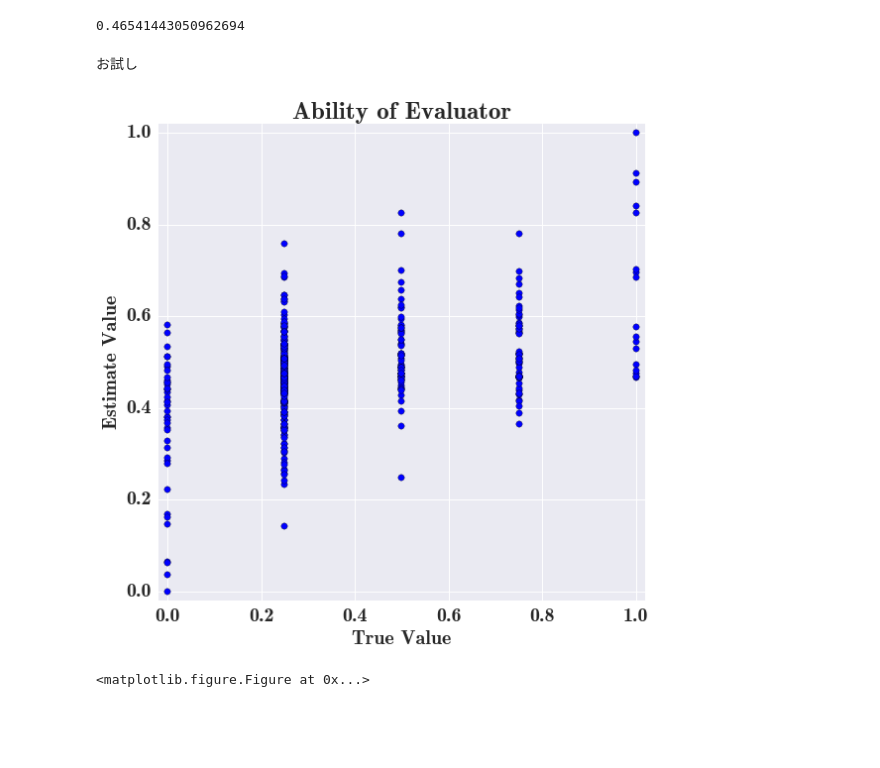
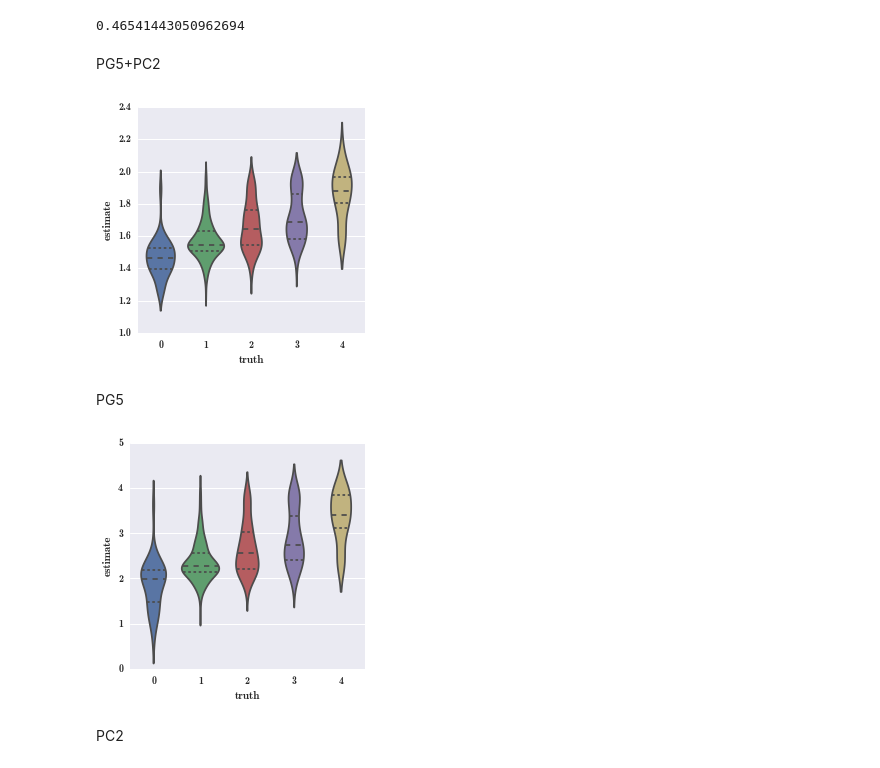
Before and after one commit to takerun/PeerCorrection, a Jupyter notebook: notebook/plot_correlation_scatter.ipynb, the cells around one changed output. Drawn from its saved outputs; the diff is of its cells as text; code cells hidden in the pictures; blank space fills up the shorter version.

```diff
--- a/notebook/plot_correlation_scatter.ipynb
+++ b/notebook/plot_correlation_scatter.ipynb
@@ -216,6 +216,21 @@ plt.savefig("scatter.eps",bbox_inches="tight", pad_inches=0.1, dpi=300, format =
 np.corrcoef(truth,estimated_cg)[0,1]
 # %% [output]
 0.46541443050962694
-# %% [markdown]
-お試し
+# %% [markdown]
+PG5+PC2
+# %%
+npy = np.load('../result/pg5+pc2_ability_54746.npy')
+gdf = pd.read_csv('../dataset/open_peer_review_v2/peer_review/translated_groundtruth.csv')
+truth = gdf['grade'].get_values()
+# %%
+import seaborn as sns
+
+sns.factorplot(x='truth', y='estimate', data=pd.DataFrame({'truth':truth, 'estimate': npy}), kind='violin', inner="quartile", scale="area")
+#plt.yticks( np.arange(0, 35.1, 5) )
+#plt.tick_params(labelsize=18)
+plt.savefig("./scatterPG5+PC2_violin.eps",bbox_inches="tight", pad_inches=0.1, dpi=300, format = 'eps')
+# %% [output]
+[figure, added]
+# %% [markdown]
+PG5
 # %%
@@ -225,25 +239,12 @@ gdf = pd.read_csv('../dataset/peer_review/translated_groundtruth.csv')
 truth = gdf['grade'].get_values()
-# %%
-import seaborn as sns
-plt.figure(figsize=(8, 8))
-
-plt.xlim(-0.02,1.02)
-plt.xticks(fontsize=20)
-plt.xlabel("True Value",fontsize=20)
-plt.ylim(-0.02, 1.02)
-plt.yticks(fontsize=20)
-plt.ylabel("Estimate Value",fontsize=20)
-
-x = normalize(truth)
-y= normalize(estimated_cg)
-plt.scatter(x,y, s=40)
-#ax = sns.violinplot(x=y)
-
-plt.title("Ability of Evaluator", fontsize=25)
-plt.tight_layout()
-plt.show()
-#plt.savefig("reliability_scatter+1.eps",bbox_inches="tight", pad_inches=0.1, dpi=300, format = 'eps')
-plt.savefig("reliability_scatter.eps",bbox_inches="tight", pad_inches=0.1, dpi=300, format = 'eps')
-# %% [output]
-[figure, removed]
-<matplotlib.figure.Figure at 0x...>
+# %%
+import seaborn as sns
+
+sns.factorplot(x='truth', y='estimate', data=pd.DataFrame({'truth':truth, 'estimate': npy}), kind='violin', inner="quartile", scale="area")
+#plt.yticks( np.arange(0, 35.1, 5) )
+#plt.tick_params(labelsize=18)
+plt.savefig("./scatterPG5_violin.eps",bbox_inches="tight", pad_inches=0.1, dpi=300, format = 'eps')
+# %% [output]
+[figure, added]
+# %% [markdown]
+PC2
```
Also changed, not shown: parts of 3 cells of this notebook, 6 other files.
